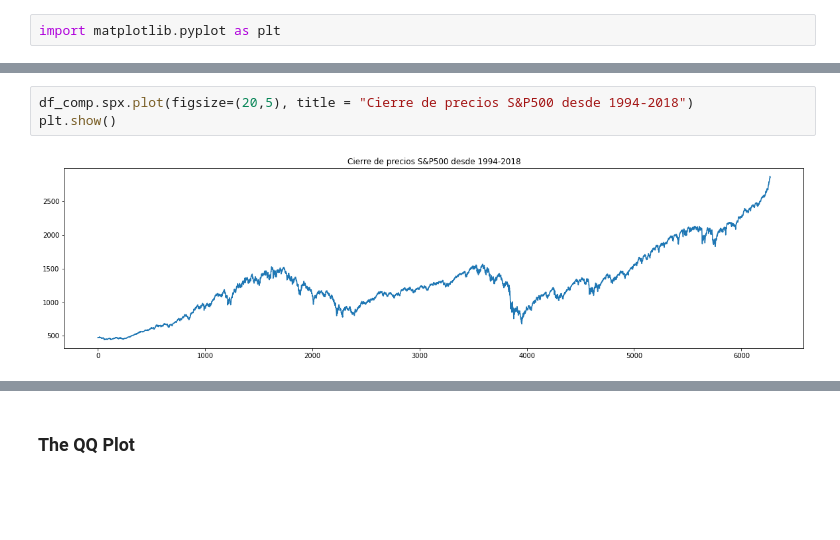
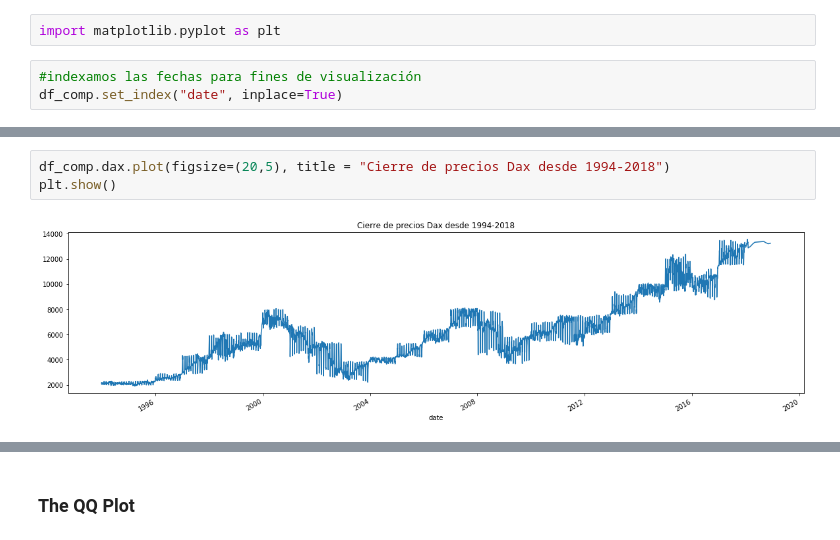
Before and after one commit to virf96/Proyectos, a Jupyter notebook: Python_Introducción_a_las_series_temporales_.ipynb, the cells around one changed output, grey strips where cells are left out. Cells and saved outputs as stored; diff of their text form; blank space fills up the shorter version.

```diff
--- a/Python_Introducción_a_las_series_temporales_.ipynb
+++ b/Python_Introducción_a_las_series_temporales_.ipynb
@@ -144,3 +147,6 @@ df_comp.spx.isna().sum()
 ### Plotting the Data
 # %%
 import matplotlib.pyplot as plt
+# %%
+#indexamos las fechas para fines de visualización
+df_comp.set_index("date", inplace=True)
@@ -147,5 +161,5 @@ import matplotlib.pyplot as plt
 # %%
-df_comp.spx.plot(figsize=(20,5), title = "Cierre de precios S&P500 desde 1994-2018")
+df_comp.dax.plot(figsize=(20,5), title = "Cierre de precios Dax desde 1994-2018")
 plt.show()
 # %% [output]
-[figure, old version]
+[figure, new version]
```
Also changed, not shown: parts of 14 cells of this notebook.
